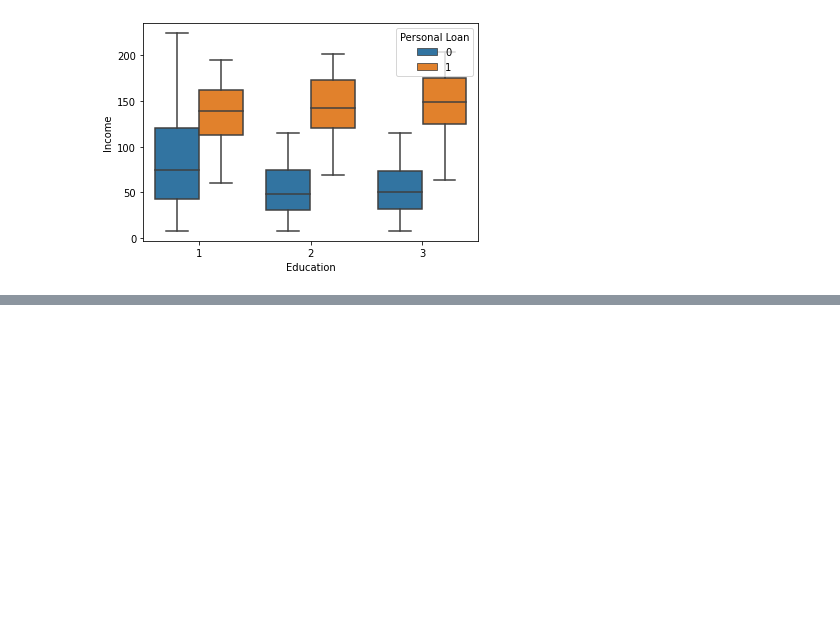
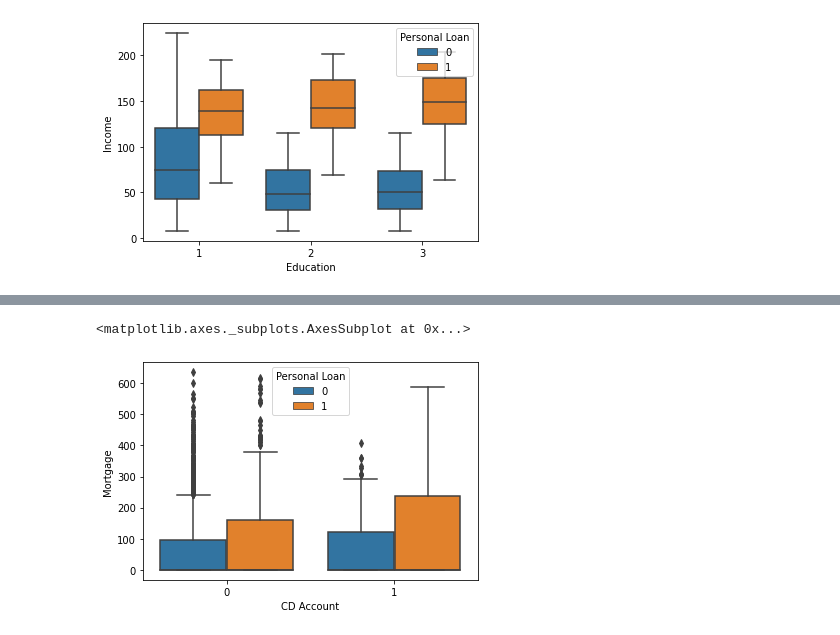
Before and after one commit to SAI-CHANDRA415/ML-INTERNSHIP, a Jupyter notebook: MLINTERN.ipynb, the cells around one changed output, grey strips where cells are left out. Saved outputs shown, nothing was run; the diff lists cells and outputs as text; code cells hidden in the pictures; blank space fills up the shorter version.

```diff
--- a/MLINTERN.ipynb
+++ b/MLINTERN.ipynb
@@ -253,0 +266,5 @@ sns.boxplot(x=dataset['Education'],y=dataset['Income'],hue=dataset['Personal Loa
+# %%
+sns.boxplot(x=dataset['CD Account'],y=dataset['Mortgage'],hue=dataset['Personal Loan'])
+# %% [output]
+<matplotlib.axes._subplots.AxesSubplot at 0x...>
+[figure, added]
```
Also changed, not shown: parts of 20 cells of this notebook.
